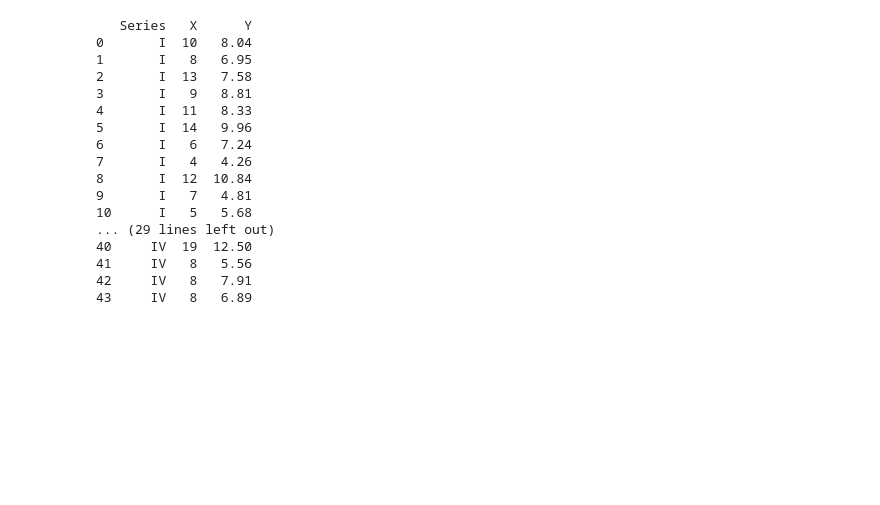
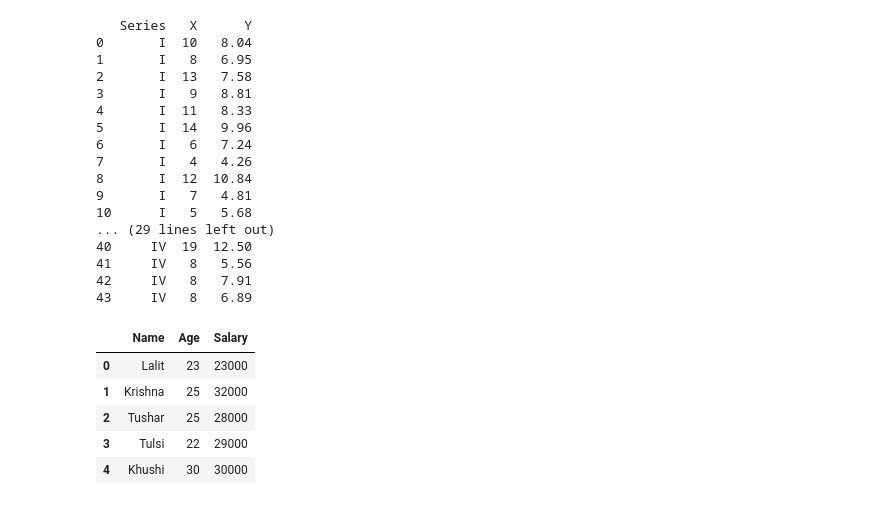
Before and after one commit to Jatingpt/Pandas, a Jupyter notebook: Pandas.ipynb, the cells around one changed output. Saved outputs shown, nothing was run; the diff lists cells and outputs as text; code cells hidden in the pictures; blank space fills up the shorter version.

```diff
--- a/Pandas.ipynb
+++ b/Pandas.ipynb
@@ -264,0 +267,14 @@ print(df)
+# %%
+#creating a dataframe.
+data = {"Name": ["Lalit", "Krishna", "Tushar", "Tulsi", "Khushi"],
+        "Age": [23, 25, 25, 22, 30],
+        "Salary": [23000, 32000, 28000, 29000, 30000]}
+df = pd.DataFrame(data)
+df
+# %% [output]
+|  | Name | Age | Salary |
+| 0 | Lalit | 23 | 23000 |
+| 1 | Krishna | 25 | 32000 |
+| 2 | Tushar | 25 | 28000 |
+| 3 | Tulsi | 22 | 29000 |
+| 4 | Khushi | 30 | 30000 |
```
Also changed, not shown: parts of 14 cells of this notebook.
